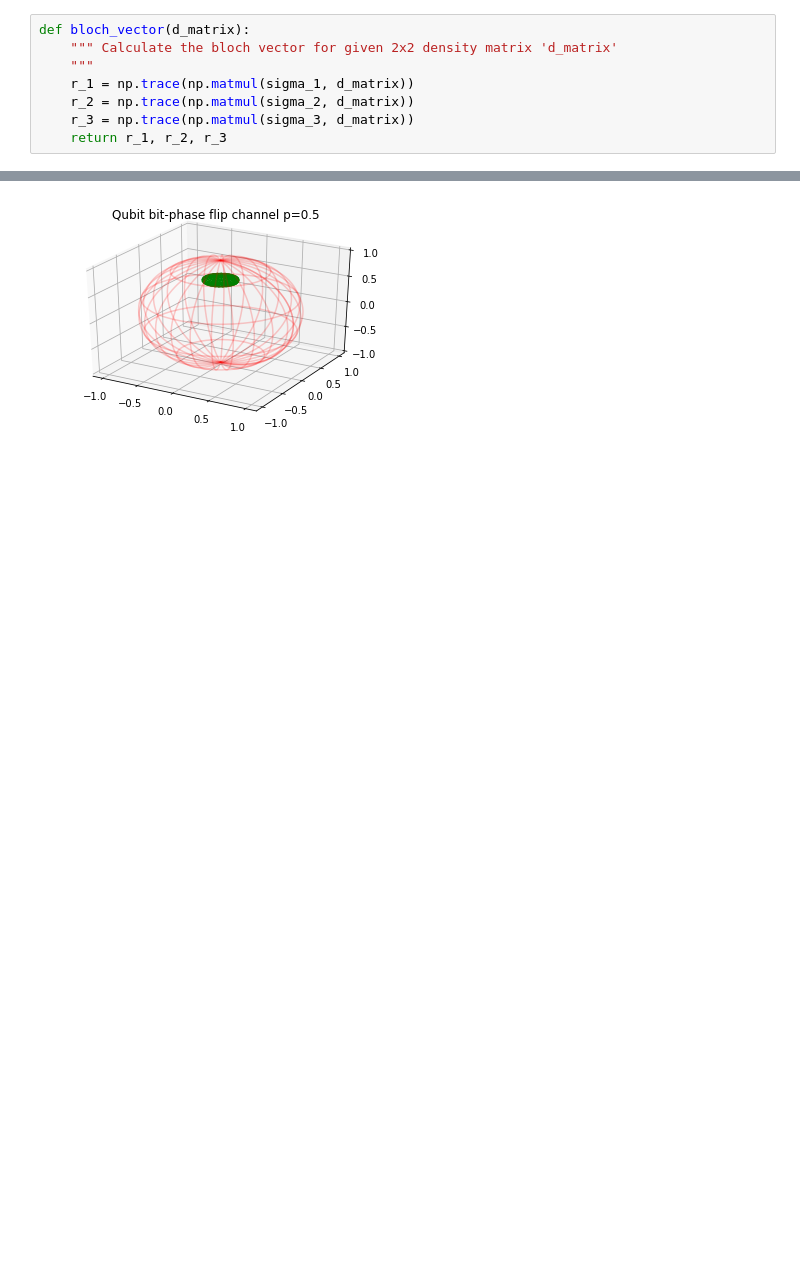
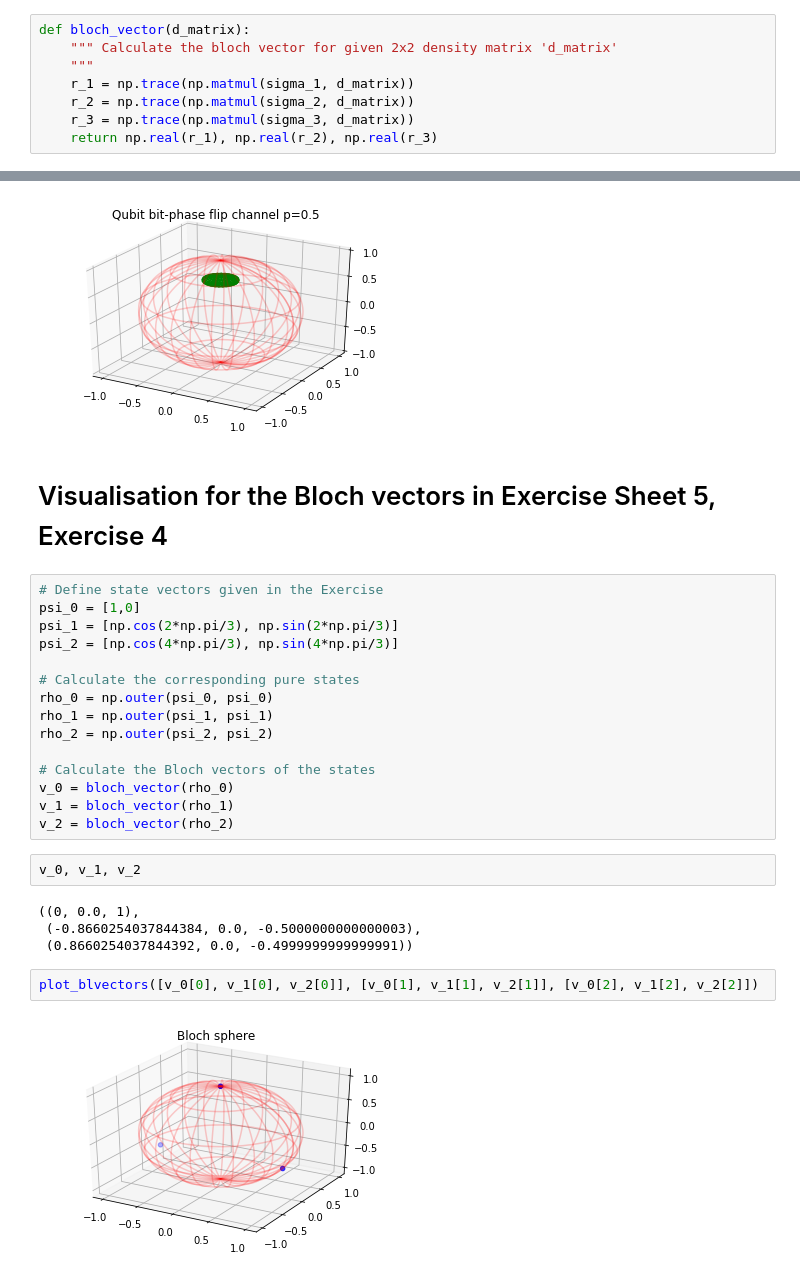
Before and after one commit to giisbert/quantuminformation19, a Jupyter notebook: Untitled.ipynb, the cells around one changed output, grey strips where cells are left out. Saved outputs shown, nothing was run; the diff lists cells and outputs as text; blank space fills up the shorter version.

```diff
--- a/Untitled.ipynb
+++ b/Untitled.ipynb
@@ -29,7 +29,7 @@ def bloch_vector(d_matrix):
     r_1 = np.trace(np.matmul(sigma_1, d_matrix))
     r_2 = np.trace(np.matmul(sigma_2, d_matrix))
     r_3 = np.trace(np.matmul(sigma_3, d_matrix))
-    return r_1, r_2, r_3
+    return np.real(r_1), np.real(r_2), np.real(r_3)
 # %%
 def d_matrix(b_vector):
     """ Calculates density matrix belonging to bloch vector 'b_vector'
@@ -272,3 +275,30 @@ plot_channel_im(bitphase_fl(0.5), "Qubit bit-phase flip channel p=0.5")
 plot_channel_im(ampl_damp(0.7, 0.9), "Qubit bit-phase flip channel p=0.5")
 # %% [output]
 [figure]
+# %% [markdown]
+# Visualisation for the Bloch vectors in Exercise Sheet 5, Exercise 4
+# %%
+# Define state vectors given in the Exercise
+psi_0 = [1,0]
+psi_1 = [np.cos(2*np.pi/3), np.sin(2*np.pi/3)]
+psi_2 = [np.cos(4*np.pi/3), np.sin(4*np.pi/3)]
+
+# Calculate the corresponding pure states
+rho_0 = np.outer(psi_0, psi_0)
+rho_1 = np.outer(psi_1, psi_1)
+rho_2 = np.outer(psi_2, psi_2)
+
+# Calculate the Bloch vectors of the states
+v_0 = bloch_vector(rho_0)
+v_1 = bloch_vector(rho_1)
+v_2 = bloch_vector(rho_2)
+# %%
+v_0, v_1, v_2
+# %% [output]
+((0, 0.0, 1),
+ (-0.8660254037844384, 0.0, -0.5000000000000003),
+ (0.8660254037844392, 0.0, -0.4999999999999991))
+# %%
+plot_blvectors([v_0[0], v_1[0], v_2[0]], [v_0[1], v_1[1], v_2[1]], [v_0[2], v_1[2], v_2[2]])
+# %% [output]
+[figure, added]
```
Also changed, not shown: parts of 1 cell of this notebook.
